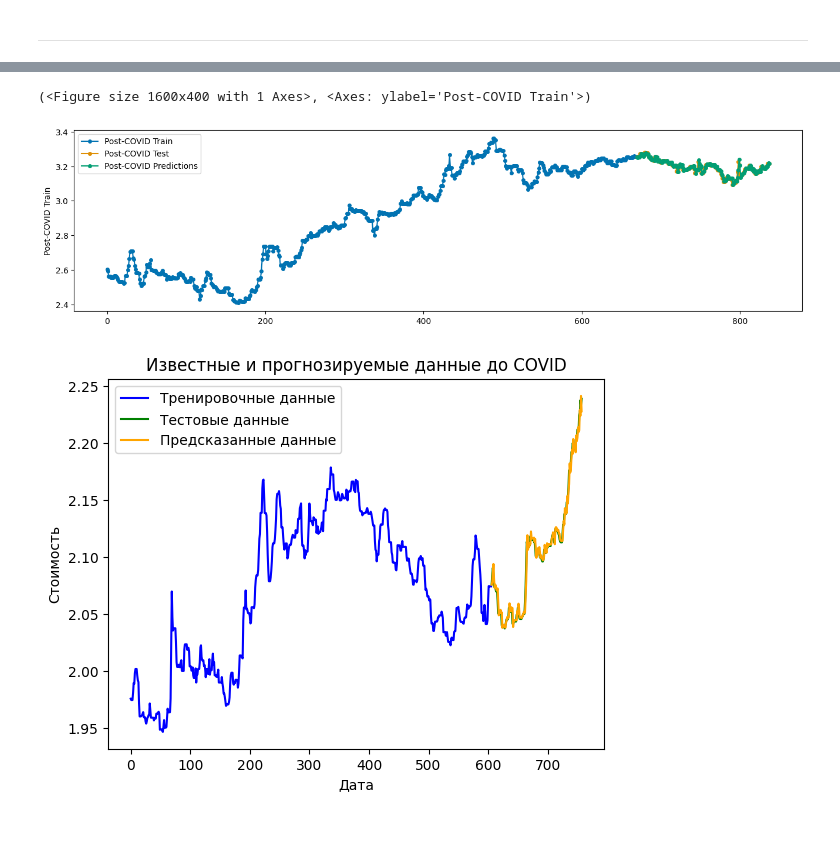
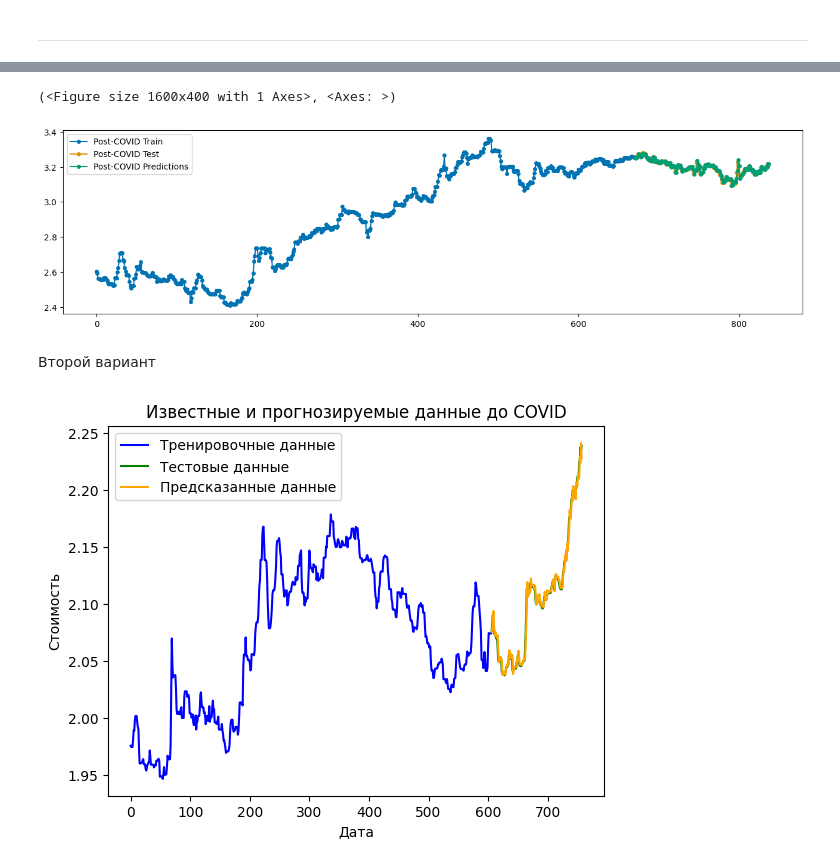
Before and after one commit to InnerShadow/UDSpredictor, a Jupyter notebook: src/demo.ipynb, the cells around one changed output, grey strips where cells are left out. Cells and saved outputs as stored; diff of their text form; code cells hidden in the pictures; blank space fills up the shorter version.

```diff
--- a/src/demo.ipynb
+++ b/src/demo.ipynb
@@ -196,12 +181,14 @@ plot_series(df_train_pre, df_test_pre, y_pred_pre, labels=['Pre-COVID Train', 'P
 # %%
-df_train_post = pd.Series(y_train_post, name='Post-COVID Train')
-df_test_post = pd.Series(y_test_post, index=np.arange(len(y_train_post), len(y_train_post) + len(y_test_post)), name='Post-COVID Test')
-y_pred_post = pd.Series(predicted_values_post, index=np.arange(len(y_train_post), len(y_train_post) + len(predicted_values_post)), name='Post-COVID Predictions')
+df_train_post = pd.Series(y_train_post)
+df_test_post = pd.Series(y_test_post, index=np.arange(len(y_train_post), len(y_train_post) + len(y_test_post)))
+y_pred_post = pd.Series(predicted_values_post, index=np.arange(len(y_train_post), len(y_train_post) + len(predicted_values_post)))
+
+plot_series(df_train_post, df_test_post, y_pred_post, labels=['Post-COVID Train', 'Post-COVID Test', 'Post-COVID Predictions'])
+# %% [output]
+(<Figure size 1600x400 with 1 Axes>, <Axes: >)
+[figure, added]
-# %%
-plot_series(df_train_post, df_test_post, y_pred_post, labels=['Post-COVID Train', 'Post-COVID Test', 'Post-COVID Predictions'])
-# %% [output]
-(<Figure size 1600x400 with 1 Axes>, <Axes: ylabel='Post-COVID Train'>)
-[figure, removed]
+# %% [markdown]
+Второй вариант
 # %%
 from DrawingSystem.ForecastDrawer import ForecastDrawer
 import numpy as np
```
Also changed, not shown: parts of 21 cells of this notebook.
